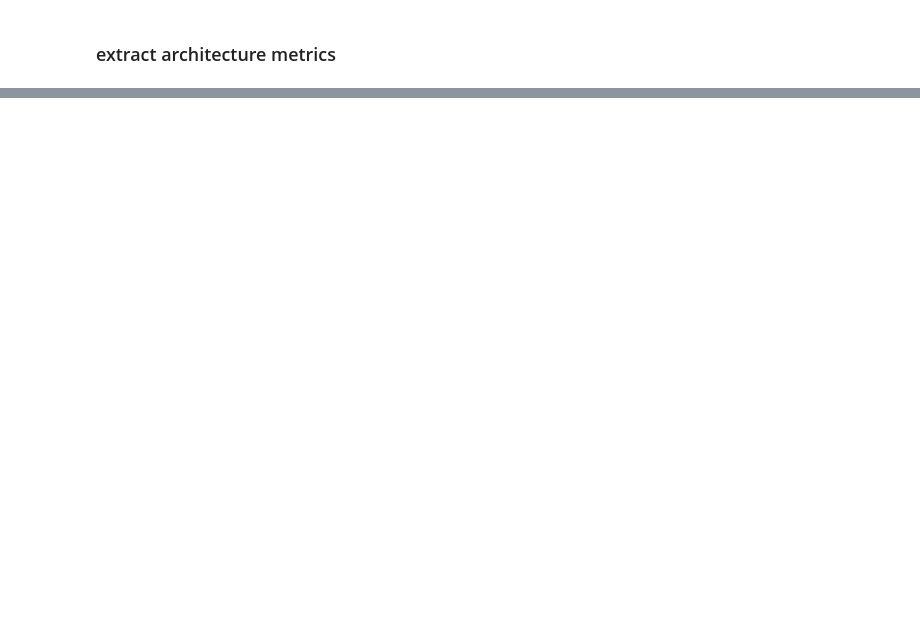
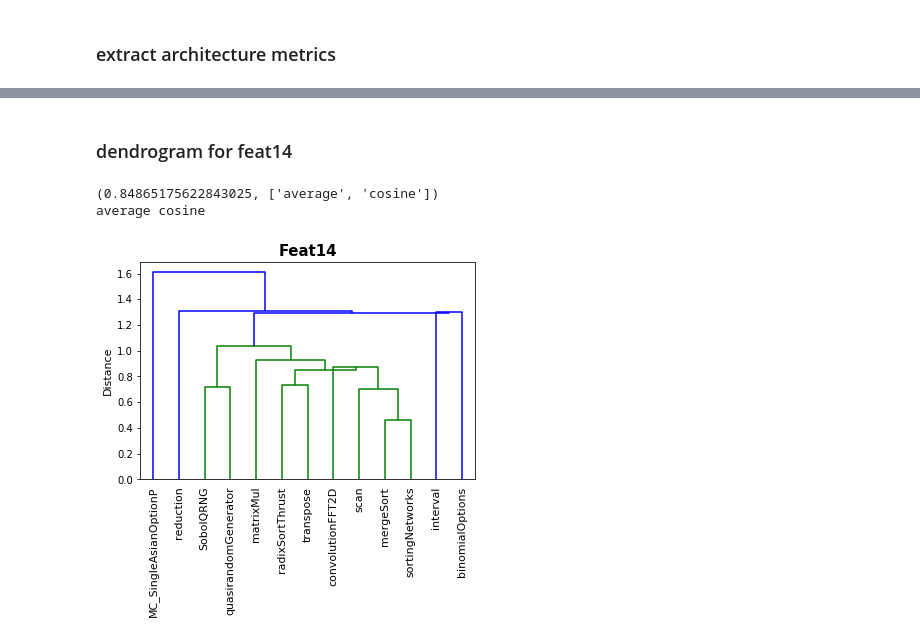
Before and after one commit to leimingyu/magus, a Jupyter notebook: 00_featSel/feature_selection.ipynb, the cells around one changed output, grey strips where cells are left out. Drawn from its saved outputs; the diff is of its cells as text; code cells hidden in the pictures; blank space fills up the shorter version.

```diff
--- a/00_featSel/feature_selection.ipynb
+++ b/00_featSel/feature_selection.ipynb
@@ -45,0 +1417,44 @@ NameError: name 'codecs' is not defined
+# %% [markdown]
+### dendrogram for feat14
+# %%
+app_label = list(df_app_scale_feat14['AppName'])
+#print app_label
+
+df_feat14_data = df_app_scale_feat14.drop('AppName', axis=1)
+df_feat14_array = df_feat14_data.as_matrix()
+# %%
+data_array = df_feat14_array
+
+print find_best_method_metric_combination(data_array)
+
+(_, [myMethod, myMetric]) = find_best_method_metric_combination(data_array)
+print myMethod, myMetric
+
+#
+# override the previous metrics
+#
+myMethod= 'centroid'
+myMetric = 'euclidean'
+
+
+pd = pdist(data_array, metric=myMetric)
+
+Z = hierarchy.linkage(data_array, method=myMethod)
+
+plt.title('Feat14', fontsize=15, fontweight="bold")
+plt.ylabel('Distance', fontsize=11)
+
+dn = hierarchy.dendrogram(Z,
+                          leaf_rotation=90.,  # rotates the x axis labels
+                          leaf_font_size=11,  # font size for the x axis labels
+                          labels = app_label
+                         )
+
+plt.savefig('feat14.pdf',  transparent = True, bbox_inches='tight')
+# plt.savefig('feat15.png',  dpi=300, transparent = True, bbox_inches='tight')
+
+plt.show()
+# %% [output]
+(0.84865175622843025, ['average', 'cosine'])
+average cosine
+[figure, added]
```
Also changed, not shown: parts of 130 cells of this notebook.
